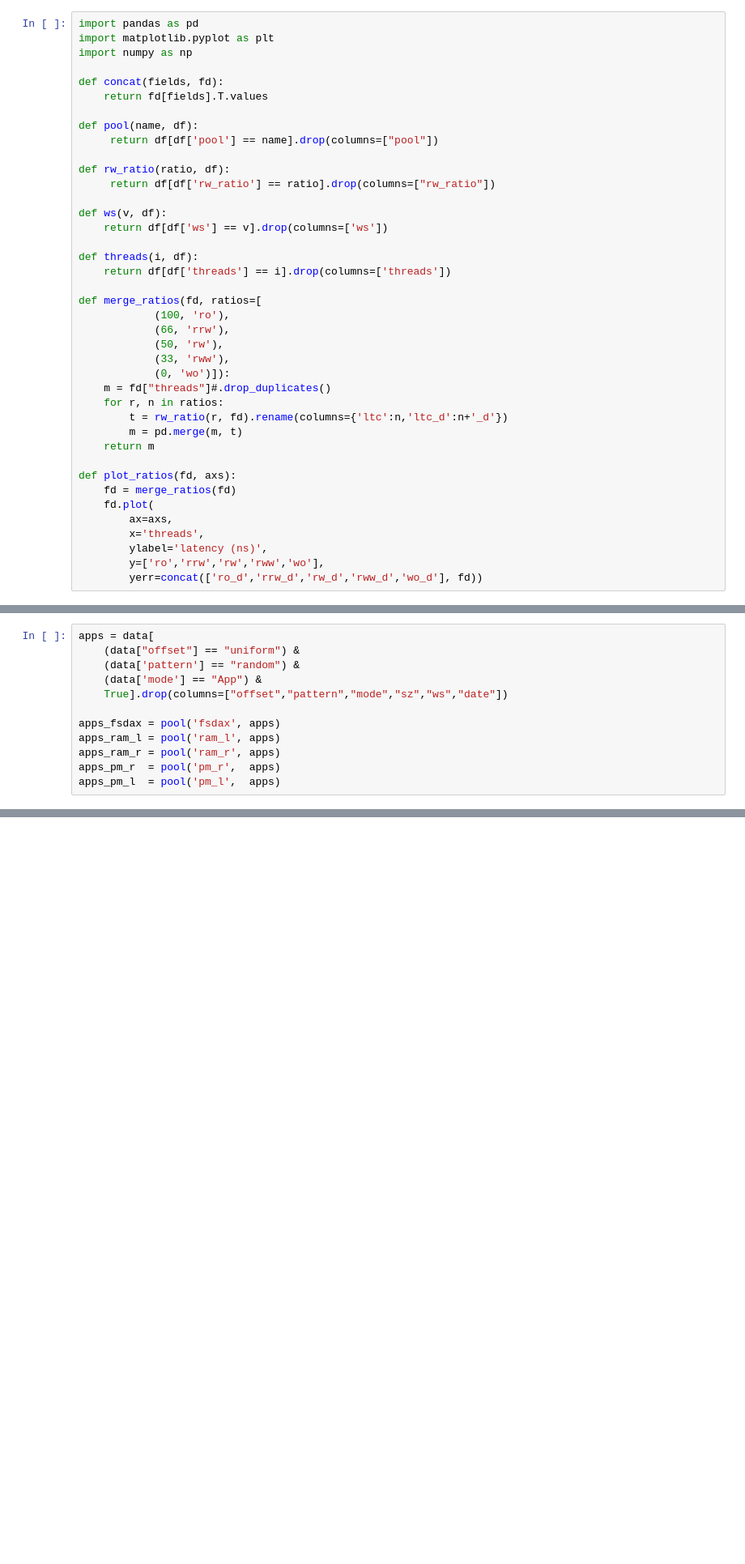
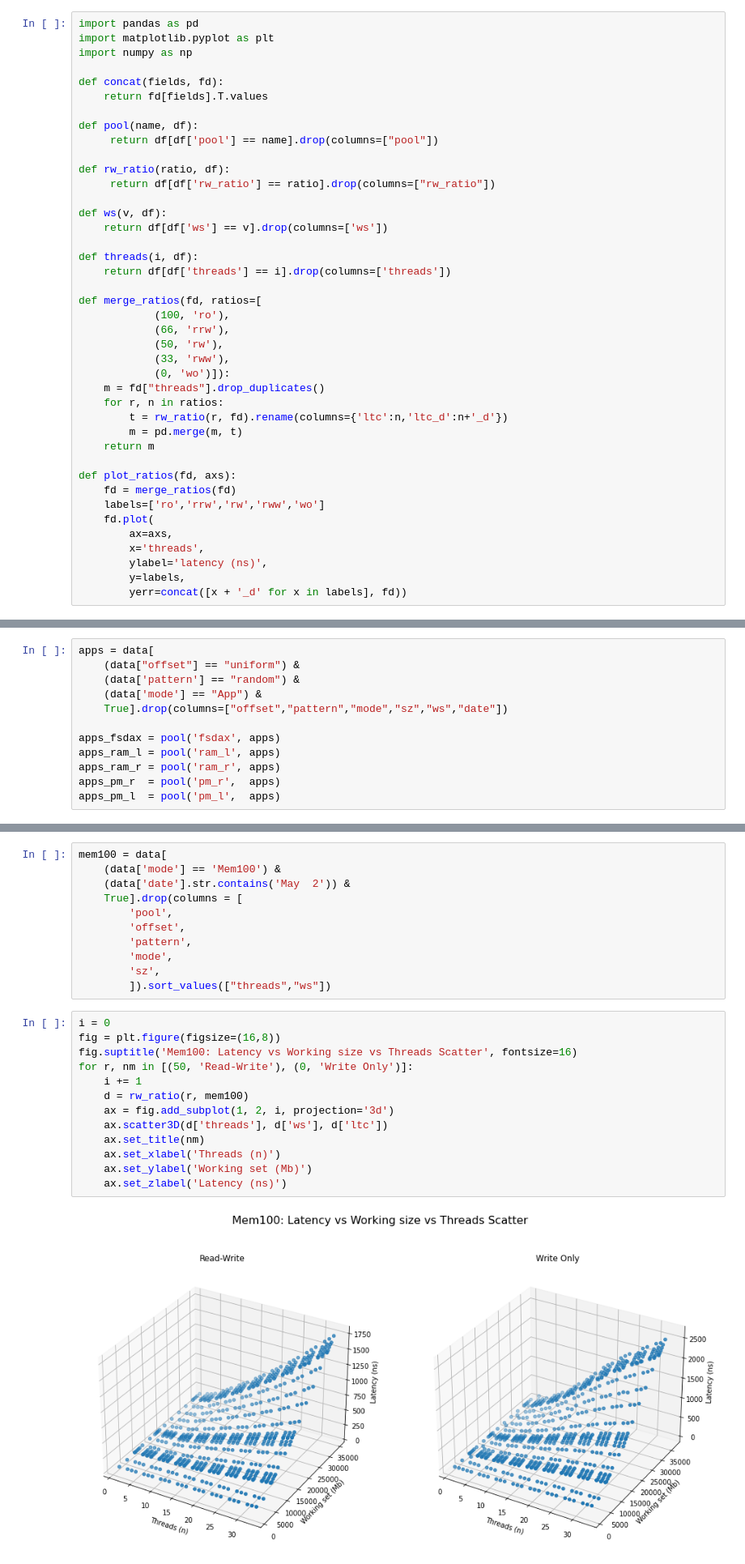
Before and after one commit to igk-ist/pmbench, a Jupyter notebook: pmbench.ipynb, the cells around one changed output, grey strips where cells are left out. Shown: that part at 81% size. Cells and saved outputs as stored; diff of their text form; blank space fills up the shorter version.

```diff
--- a/pmbench.ipynb
+++ b/pmbench.ipynb
@@ -24,7 +55,7 @@ def merge_ratios(fd, ratios=[
             (50, 'rw'),
             (33, 'rww'),
             (0, 'wo')]):
-    m = fd["threads"]#.drop_duplicates()
+    m = fd["threads"].drop_duplicates()
     for r, n in ratios:
         t = rw_ratio(r, fd).rename(columns={'ltc':n,'ltc_d':n+'_d'})
         m = pd.merge(m, t)
@@ -32,12 +63,13 @@ def merge_ratios(fd, ratios=[
 
 def plot_ratios(fd, axs):
     fd = merge_ratios(fd)
+    labels=['ro','rrw','rw','rww','wo']
     fd.plot(
         ax=axs,
         x='threads',
         ylabel='latency (ns)',
-        y=['ro','rrw','rw','rww','wo'],
-        yerr=concat(['ro_d','rrw_d','rw_d','rww_d','wo_d'], fd))
+        y=labels,
+        yerr=concat([x + '_d' for x in labels], fd))
 # %%
 data = pd.read_csv('pmbench.csv', delimiter = ",")
 data
@@ -119,0 +127,26 @@ a.set_xticks([2,4,6,8,10,16,32])
+# %%
+mem100 = data[
+    (data['mode'] == 'Mem100') &
+    (data['date'].str.contains('May  2')) &
+    True].drop(columns = [
+        'pool',
+        'offset',
+        'pattern',
+        'mode',
+        'sz',
+        ]).sort_values(["threads","ws"])
+# %%
+i = 0
+fig = plt.figure(figsize=(16,8))
+fig.suptitle('Mem100: Latency vs Working size vs Threads Scatter', fontsize=16)
+for r, nm in [(50, 'Read-Write'), (0, 'Write Only')]:
+    i += 1
+    d = rw_ratio(r, mem100)
+    ax = fig.add_subplot(1, 2, i, projection='3d')
+    ax.scatter3D(d['threads'], d['ws'], d['ltc'])
+    ax.set_title(nm)
+    ax.set_xlabel('Threads (n)')
+    ax.set_ylabel('Working set (Mb)')
+    ax.set_zlabel('Latency (ns)')
+# %% [output]
+[figure, added]
```
Also changed, not shown: parts of 11 cells of this notebook, 2 other files.
